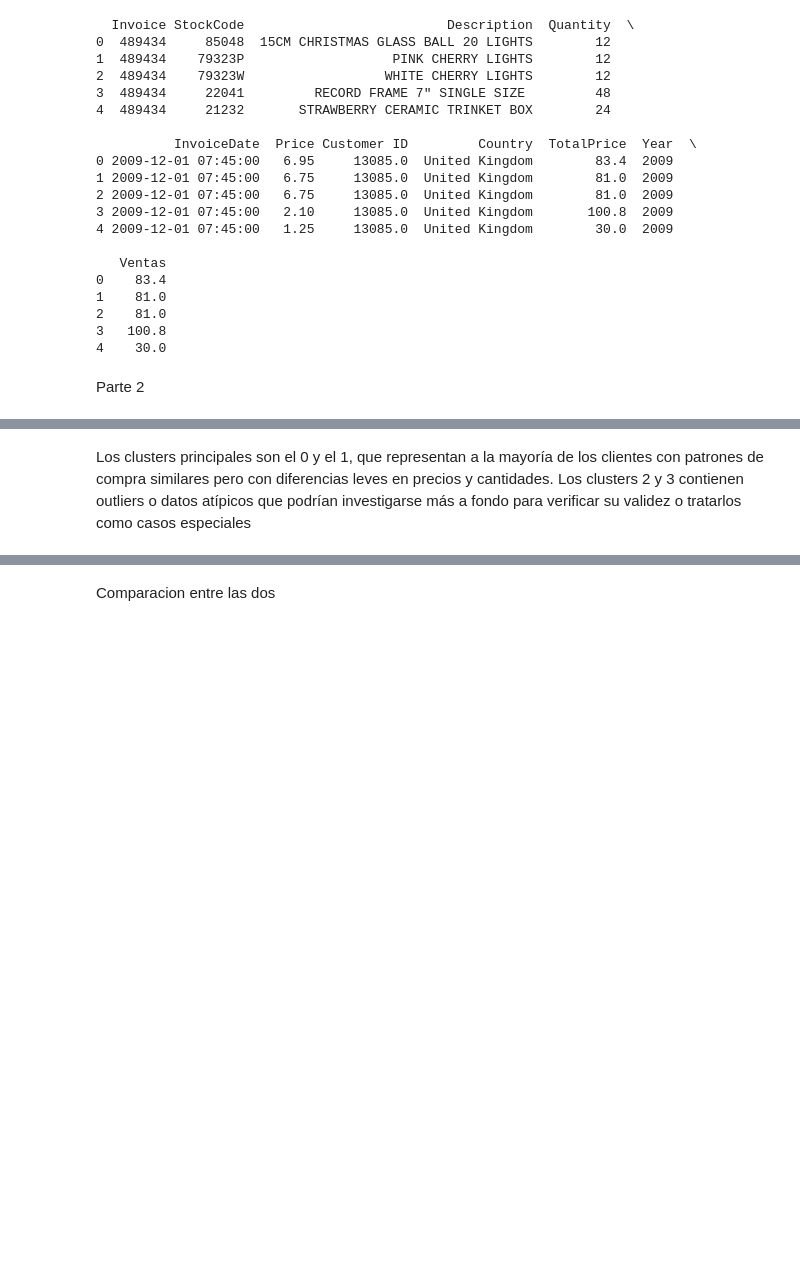
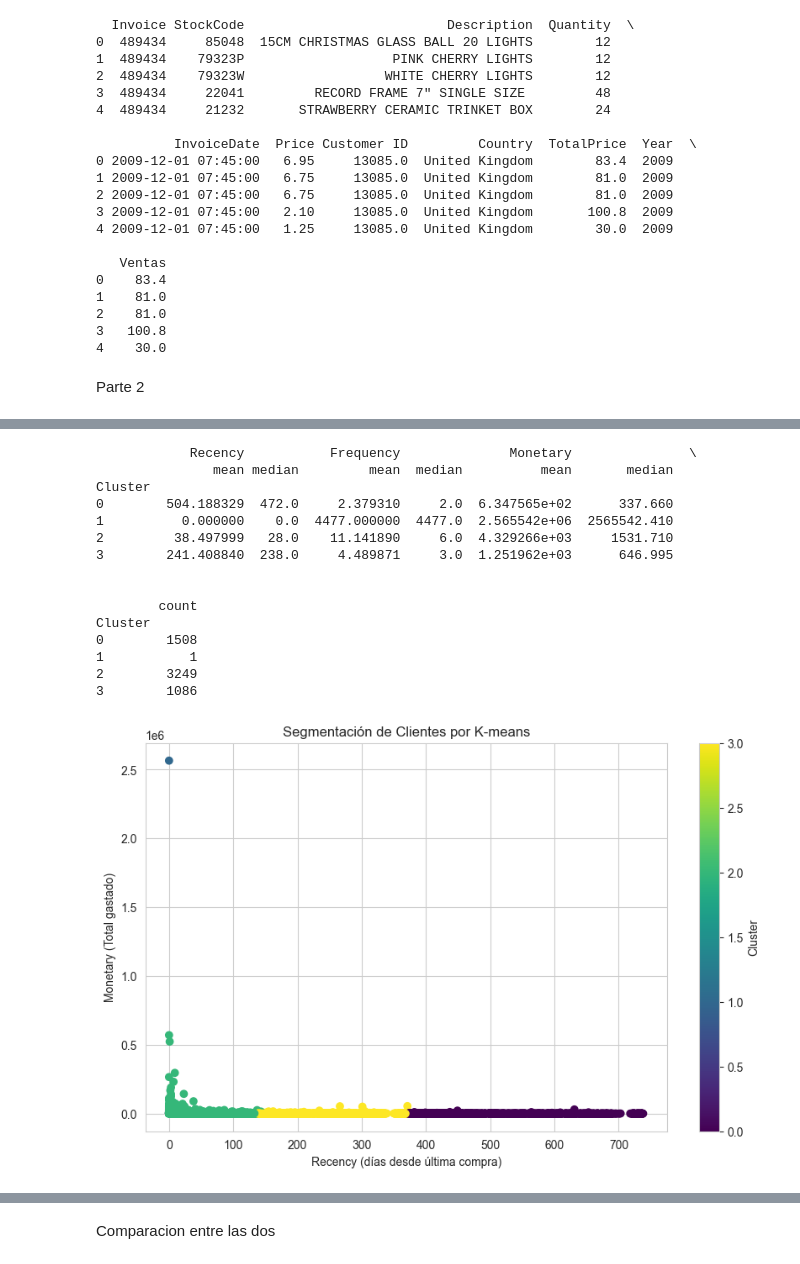
Before and after one commit to Dome100215/Fundamentos, a Jupyter notebook: Taller_2.ipynb, the cells around one changed output, grey strips where cells are left out. Saved outputs shown, nothing was run; the diff lists cells and outputs as text; code cells hidden in the pictures; blank space fills up the shorter version.

```diff
--- a/Taller_2.ipynb
+++ b/Taller_2.ipynb
@@ -854,6 +693,71 @@ plt.show()
-# %% [markdown]
-Los clusters principales son el 0 y el 1, que representan a la mayoría de los clientes con patrones de compra similares pero con diferencias leves en precios y cantidades.
-Los clusters 2 y 3 contienen outliers o datos atípicos que podrían investigarse más a fondo para verificar su validez o tratarlos como casos especiales
+# %%
+import pandas as pd
+from sklearn.cluster import KMeans
+from sklearn.preprocessing import StandardScaler
+
+import matplotlib.pyplot as plt
+
+# Agrupar por cliente para obtener métricas relevantes (RFM)
+fecha_ref = df['InvoiceDate'].max()
+rfm = df.groupby('Customer ID').agg({
+    'InvoiceDate': lambda x: (fecha_ref - x.max()).days,
+    'Invoice': 'nunique',
+    'TotalPrice': 'sum'
+}).reset_index()
+rfm.rename(columns={
+    'InvoiceDate': 'Recency',
+    'Invoice': 'Frequency',
+    'TotalPrice': 'Monetary'
+}, inplace=True)
+
+# Eliminar clientes con valores nulos o negativos en Monetary
+rfm = rfm[rfm['Monetary'] > 0]
+
+# Seleccionar solo las columnas numéricas para el clustering
+rfm_features = rfm[['Recency', 'Frequency', 'Monetary']].values
+
+# Escalar las características
+scaler = StandardScaler()
+rfm_scaled = scaler.fit_transform(rfm_features)
+
+# Elegir el número de clusters (por ejemplo, 4)
+kmeans = KMeans(n_clusters=4, random_state=42)
+rfm['Cluster'] = kmeans.fit_predict(rfm_scaled)
+
+# Analizar las características de cada segmento
+cluster_summary = rfm.groupby('Cluster').agg({
+    'Recency': ['mean', 'median'],
+    'Frequency': ['mean', 'median'],
+    'Monetary': ['mean', 'median', 'count']
+})
+
+print(cluster_summary)
+
+# Visualización de los clusters
+plt.figure(figsize=(10, 6))
+plt.scatter(rfm['Recency'], rfm['Monetary'], c=rfm['Cluster'], cmap='viridis')
+plt.xlabel('Recency (días desde última compra)')
+plt.ylabel('Monetary (Total gastado)')
+plt.title('Segmentación de Clientes por K-means')
+plt.colorbar(label='Cluster')
+plt.show()
+# %% [output]
+            Recency           Frequency              Monetary               \
+               mean median         mean  median          mean       median
+Cluster
+0        504.188329  472.0     2.379310     2.0  6.347565e+02      337.660
+1          0.000000    0.0  4477.000000  4477.0  2.565542e+06  2565542.410
+2         38.497999   28.0    11.141890     6.0  4.329266e+03     1531.710
+3        241.408840  238.0     4.489871     3.0  1.251962e+03      646.995
+
+
+        count
+Cluster
+0        1508
+1           1
+2        3249
+3        1086
+[figure, added]
 # %%
 from sklearn.cluster import MeanShift
 
```
Also changed, not shown: parts of 12 cells of this notebook.
